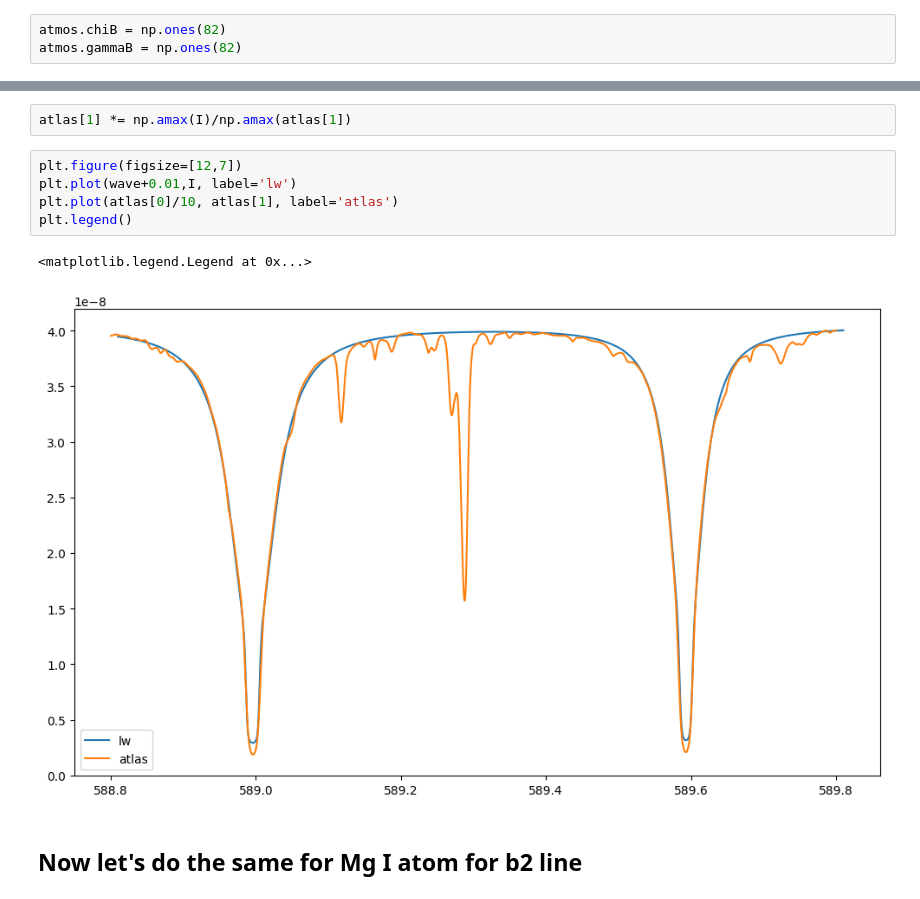
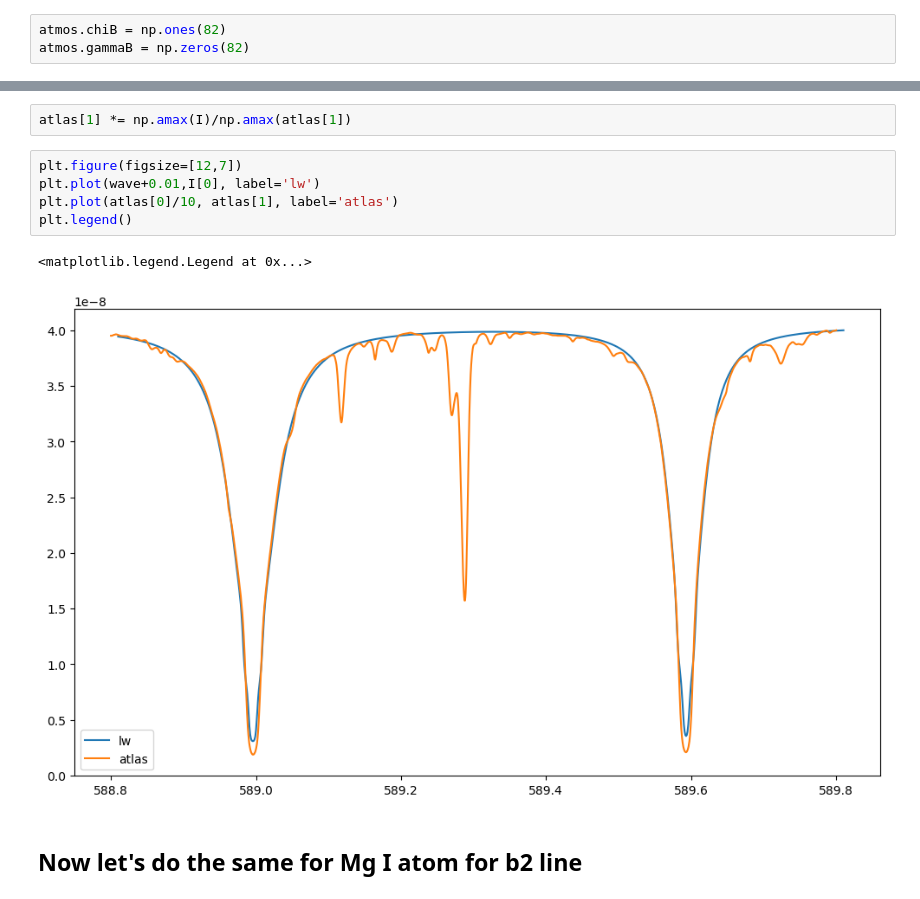
Before and after one commit to TheodoreKostic/Tracking_features, a Jupyter notebook: synth/nlte_examples.ipynb, the cells around one changed output, grey strips where cells are left out. Saved outputs shown, nothing was run; the diff lists cells and outputs as text.

```diff
--- a/synth/nlte_examples.ipynb
+++ b/synth/nlte_examples.ipynb
@@ -129,7 +124,7 @@ atmos.temperature[-11]
 atmos.B  = np.ones(82) * 0.2
 # %%
 atmos.chiB = np.ones(82)
-atmos.gammaB = np.ones(82)
+atmos.gammaB = np.zeros(82)
 # %%
 # For practice, we plot the structure of the atmosphere:
 
@@ -172,12 +167,12 @@ atlas = np.loadtxt("na_5893_10.dat",unpack=True)
 atlas[1] *= np.amax(I)/np.amax(atlas[1])
 # %%
 plt.figure(figsize=[12,7])
-plt.plot(wave+0.01,I, label='lw')
+plt.plot(wave+0.01,I[0], label='lw')
 plt.plot(atlas[0]/10, atlas[1], label='atlas')
 plt.legend()
 # %% [output]
 <matplotlib.legend.Legend at 0x...>
-[figure, old version]
+[figure, new version]
 # %% [markdown]
 ## Now let's do the same for Mg I atom for b2 line
 # %%
```
Also changed, not shown: parts of 3 cells of this notebook, 1 other file.
